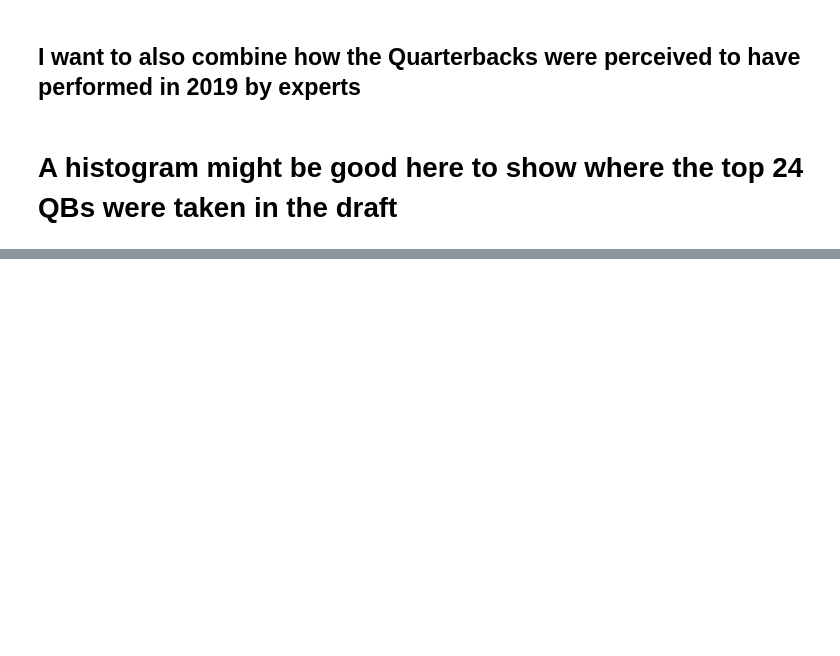
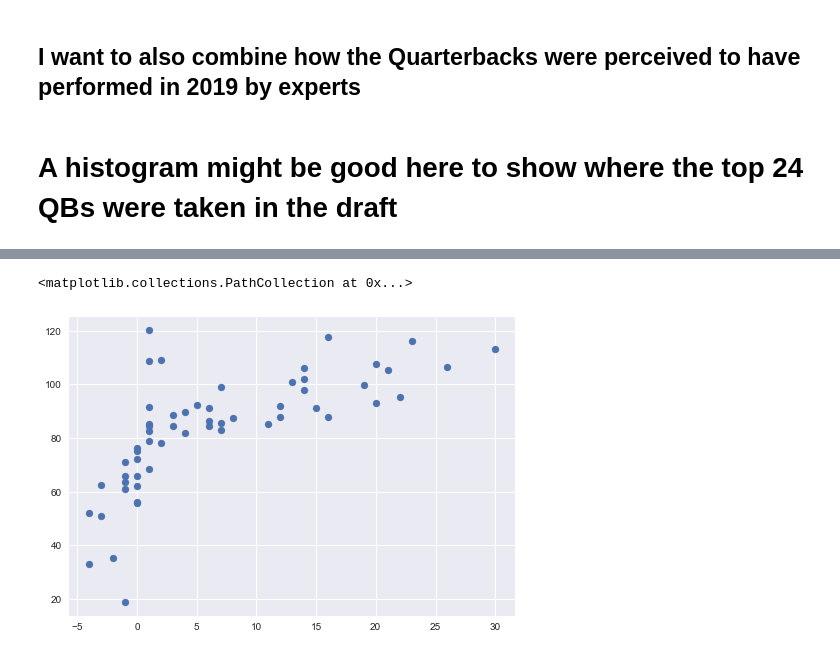
Before and after one commit to User7712/UCDPA_MarkCheesmore, a Jupyter notebook: QB_in_NFL_2019.ipynb, the cells around one changed output, grey strips where cells are left out. Drawn from its saved outputs; the diff is of its cells as text; code cells hidden in the pictures; blank space fills up the shorter version.

```diff
--- a/QB_in_NFL_2019.ipynb
+++ b/QB_in_NFL_2019.ipynb
@@ -706,0 +942,2 @@ Page1
+# %%
+Passers_and_combine_2019.reset_index(inplace = True, drop = True)
@@ -706,0 +1058,5 @@ Page1
+# %%
+plt.scatter(QB_combine_2019_reduced['TD-INT'],QB_combine_2019_reduced['Rating'])
+# %% [output]
+<matplotlib.collections.PathCollection at 0x...>
+[figure, added]
```
Also changed, not shown: parts of 93 cells of this notebook.
